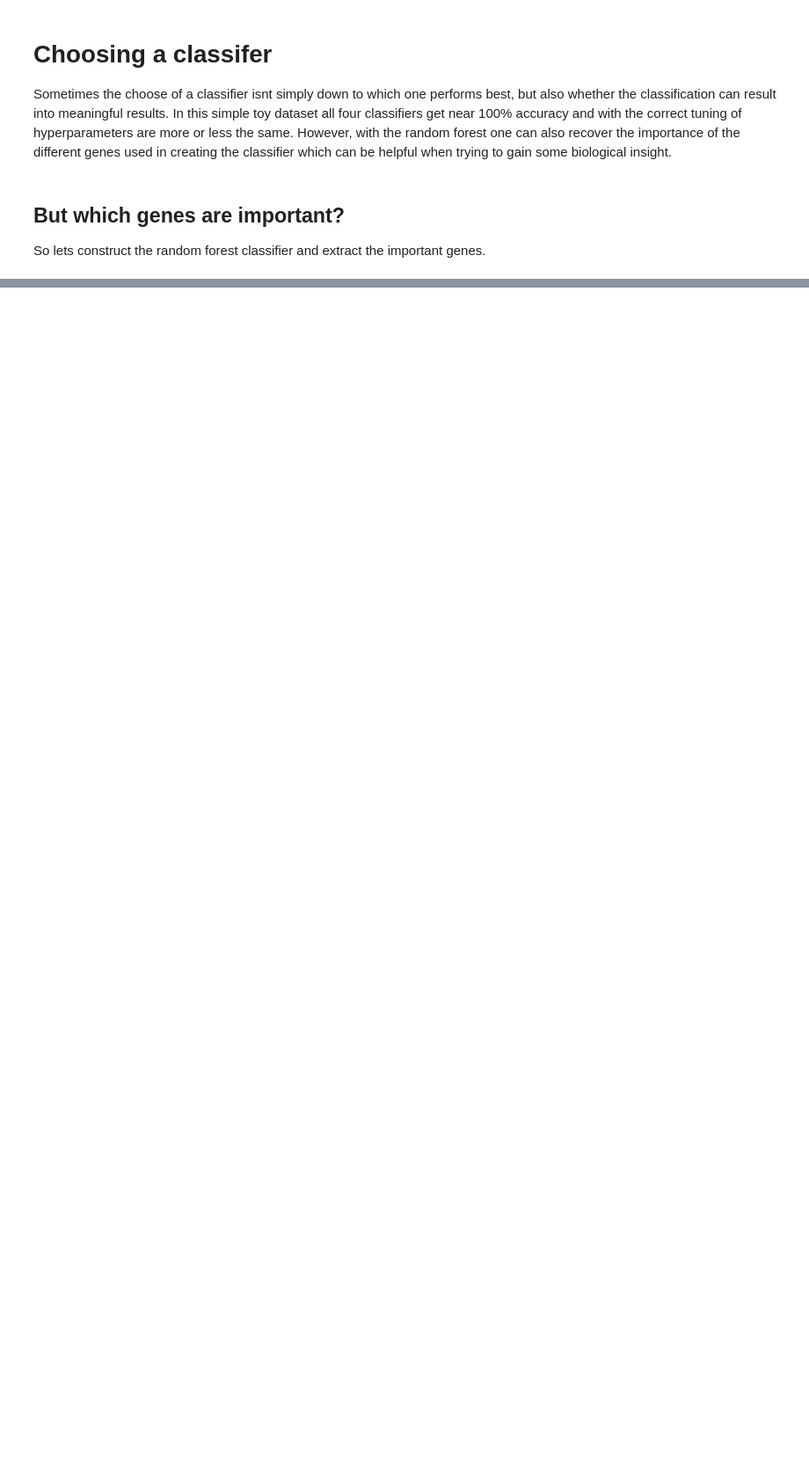
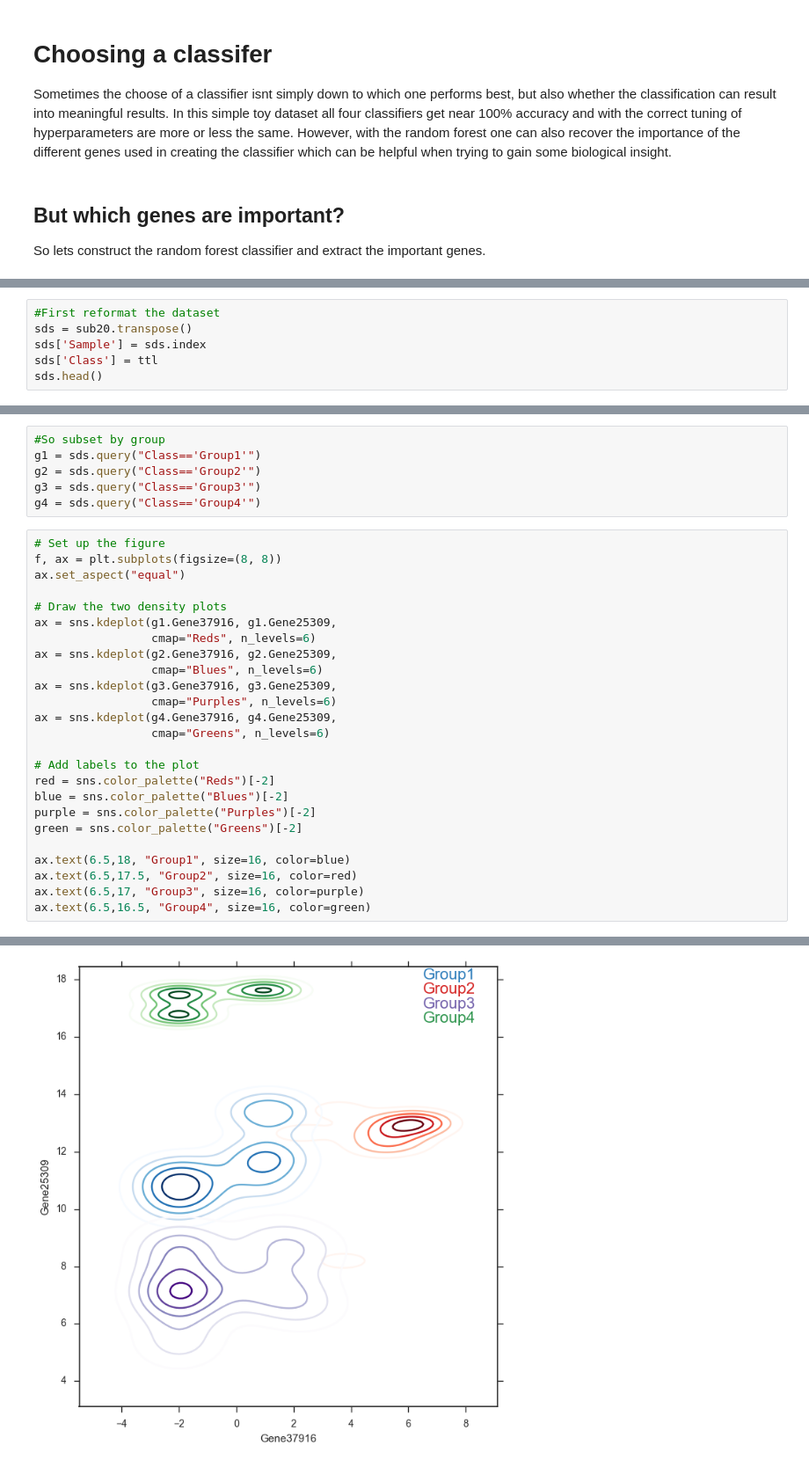
Before and after one commit to Quarkins/Bioinformatics-Tidbits, a Jupyter notebook: ClassifierBuilder.ipynb, the cells around one changed output, grey strips where cells are left out. Shown at 88% size. Saved outputs shown, nothing was run; the diff lists cells and outputs as text; blank space fills up the shorter version.

```diff
--- a/ClassifierBuilder.ipynb
+++ b/ClassifierBuilder.ipynb
@@ -333,0 +339,6 @@ plt.show()
+# %%
+#First reformat the dataset
+sds = sub20.transpose()
+sds['Sample'] = sds.index
+sds['Class'] = ttl
+sds.head()
@@ -333,0 +366,32 @@ plt.show()
+# %%
+#So subset by group
+g1 = sds.query("Class=='Group1'")
+g2 = sds.query("Class=='Group2'")
+g3 = sds.query("Class=='Group3'")
+g4 = sds.query("Class=='Group4'")
+# %%
+# Set up the figure
+f, ax = plt.subplots(figsize=(8, 8))
+ax.set_aspect("equal")
+
+# Draw the two density plots
+ax = sns.kdeplot(g1.Gene37916, g1.Gene25309,
+                 cmap="Reds", n_levels=6)
+ax = sns.kdeplot(g2.Gene37916, g2.Gene25309,
+                 cmap="Blues", n_levels=6)
+ax = sns.kdeplot(g3.Gene37916, g3.Gene25309,
+                 cmap="Purples", n_levels=6)
+ax = sns.kdeplot(g4.Gene37916, g4.Gene25309,
+                 cmap="Greens", n_levels=6)
+
+# Add labels to the plot
+red = sns.color_palette("Reds")[-2]
+blue = sns.color_palette("Blues")[-2]
+purple = sns.color_palette("Purples")[-2]
+green = sns.color_palette("Greens")[-2]
+
+ax.text(6.5,18, "Group1", size=16, color=blue)
+ax.text(6.5,17.5, "Group2", size=16, color=red)
+ax.text(6.5,17, "Group3", size=16, color=purple)
+ax.text(6.5,16.5, "Group4", size=16, color=green)
+# %% [output]
@@ -333,0 +399 @@ plt.show()
+[figure, added]
```
Also changed, not shown: parts of 21 cells of this notebook.
